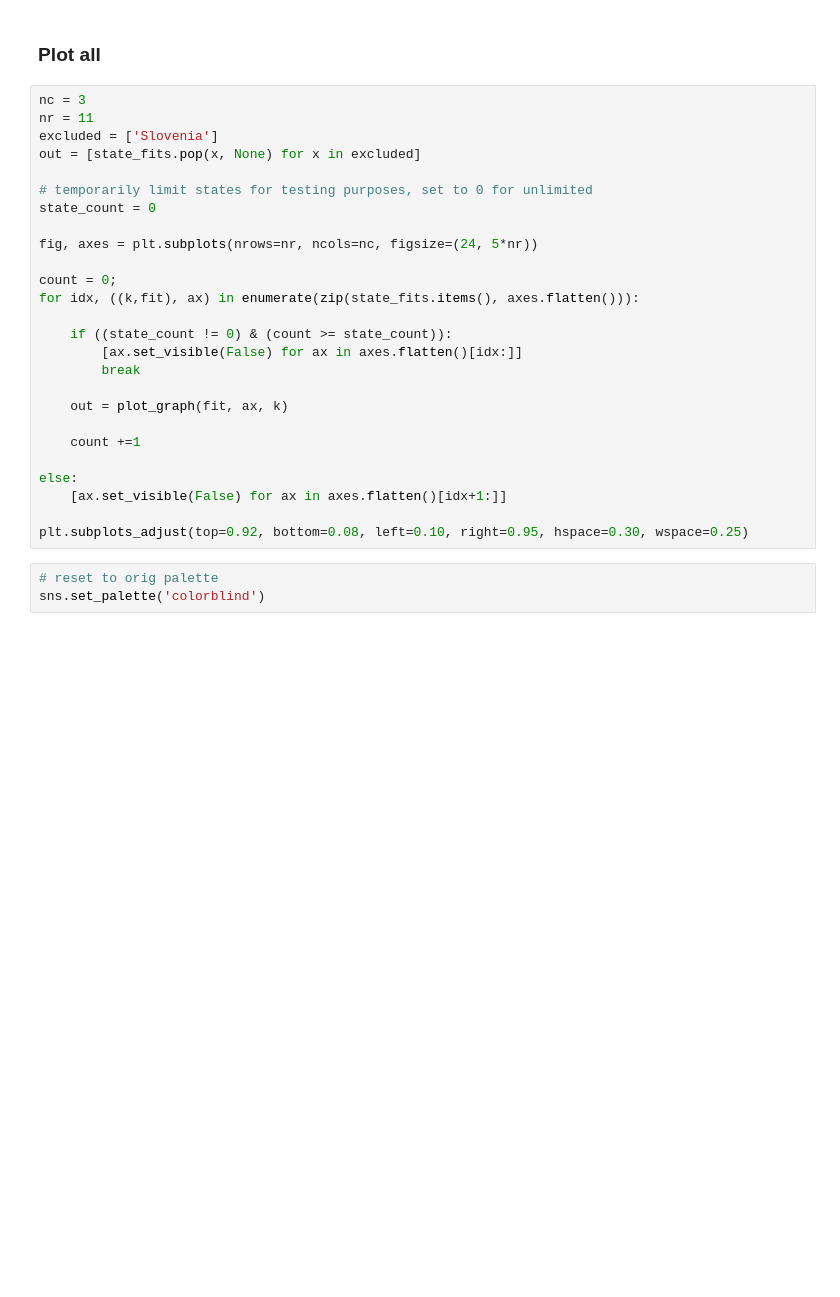
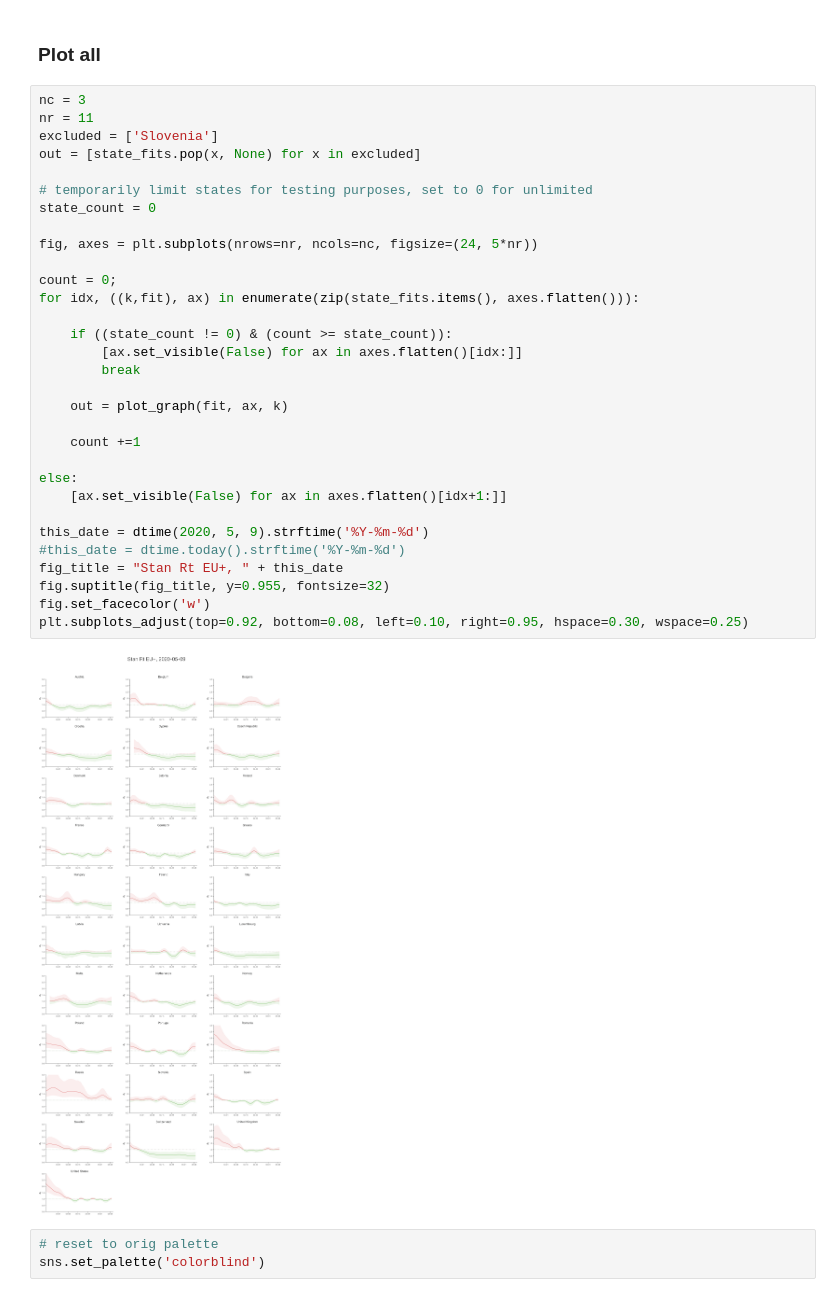
Before and after one commit to farr/covid-19, a Jupyter notebook: Stan R0 graph work.ipynb, the cells around one changed output. Drawn from its saved outputs; the diff is of its cells as text; blank space fills up the shorter version.

```diff
--- a/Stan R0 graph work.ipynb
+++ b/Stan R0 graph work.ipynb
@@ -214,29 +216,36 @@ out = plot_graph(fit, ax, one_state, single=True)
 # %%
 nc = 3
 nr = 11
 excluded = ['Slovenia']
 out = [state_fits.pop(x, None) for x in excluded]
 
 # temporarily limit states for testing purposes, set to 0 for unlimited
 state_count = 0
 
 fig, axes = plt.subplots(nrows=nr, ncols=nc, figsize=(24, 5*nr))
 
 count = 0;
 for idx, ((k,fit), ax) in enumerate(zip(state_fits.items(), axes.flatten())):
 
     if ((state_count != 0) & (count >= state_count)):
         [ax.set_visible(False) for ax in axes.flatten()[idx:]]
         break
 
     out = plot_graph(fit, ax, k)
 
     count +=1
 
 else:
     [ax.set_visible(False) for ax in axes.flatten()[idx+1:]]
 
+this_date = dtime(2020, 5, 9).strftime('%Y-%m-%d')
+#this_date = dtime.today().strftime('%Y-%m-%d')
+fig_title = "Stan Rt EU+, " + this_date
+fig.suptitle(fig_title, y=0.955, fontsize=32)
+fig.set_facecolor('w')
 plt.subplots_adjust(top=0.92, bottom=0.08, left=0.10, right=0.95, hspace=0.30, wspace=0.25)
+# %% [output]
+[figure, added]
 # %%
 # reset to orig palette
 sns.set_palette('colorblind')
```
Also changed, not shown: parts of 4 cells of this notebook, 5 other files.
